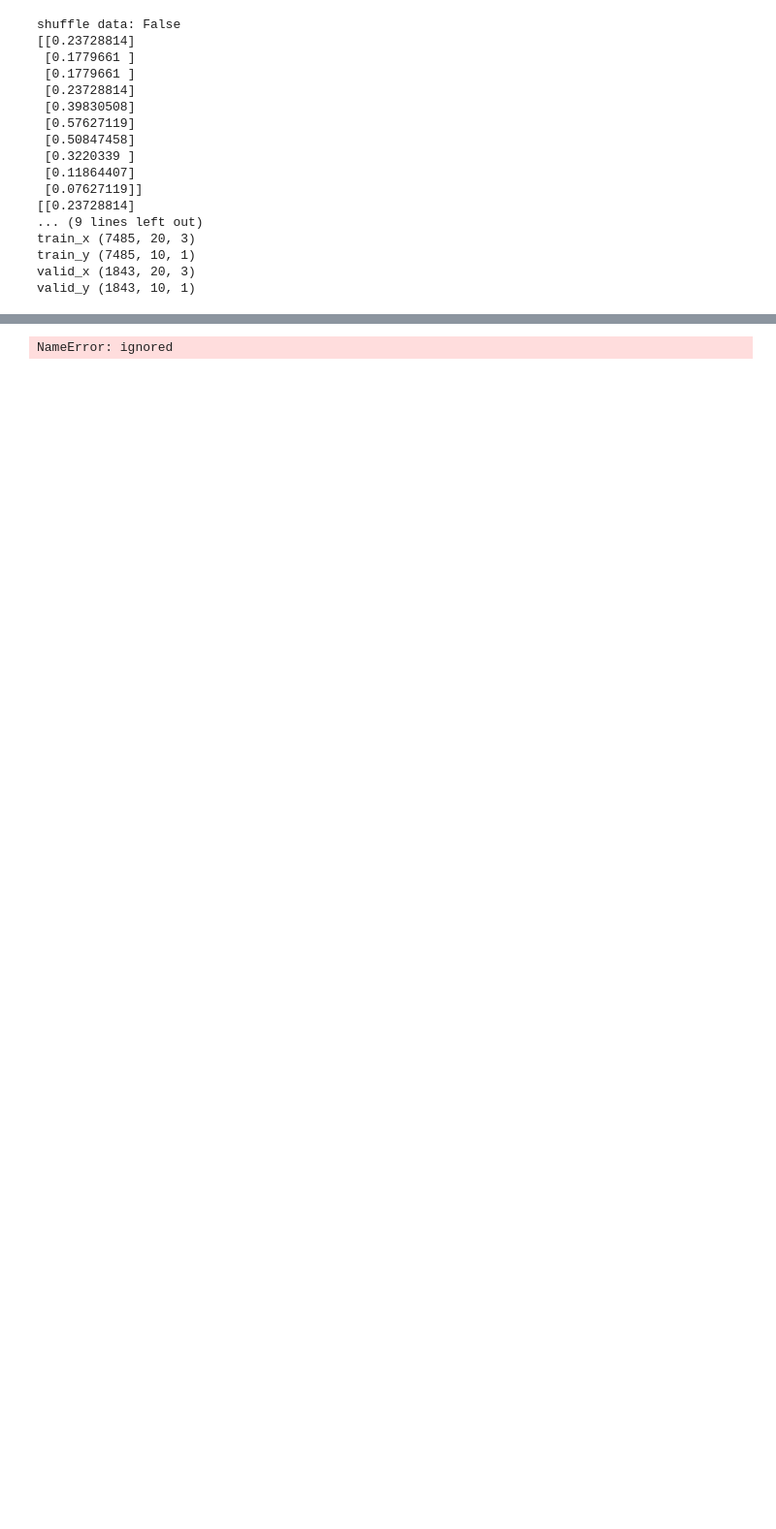
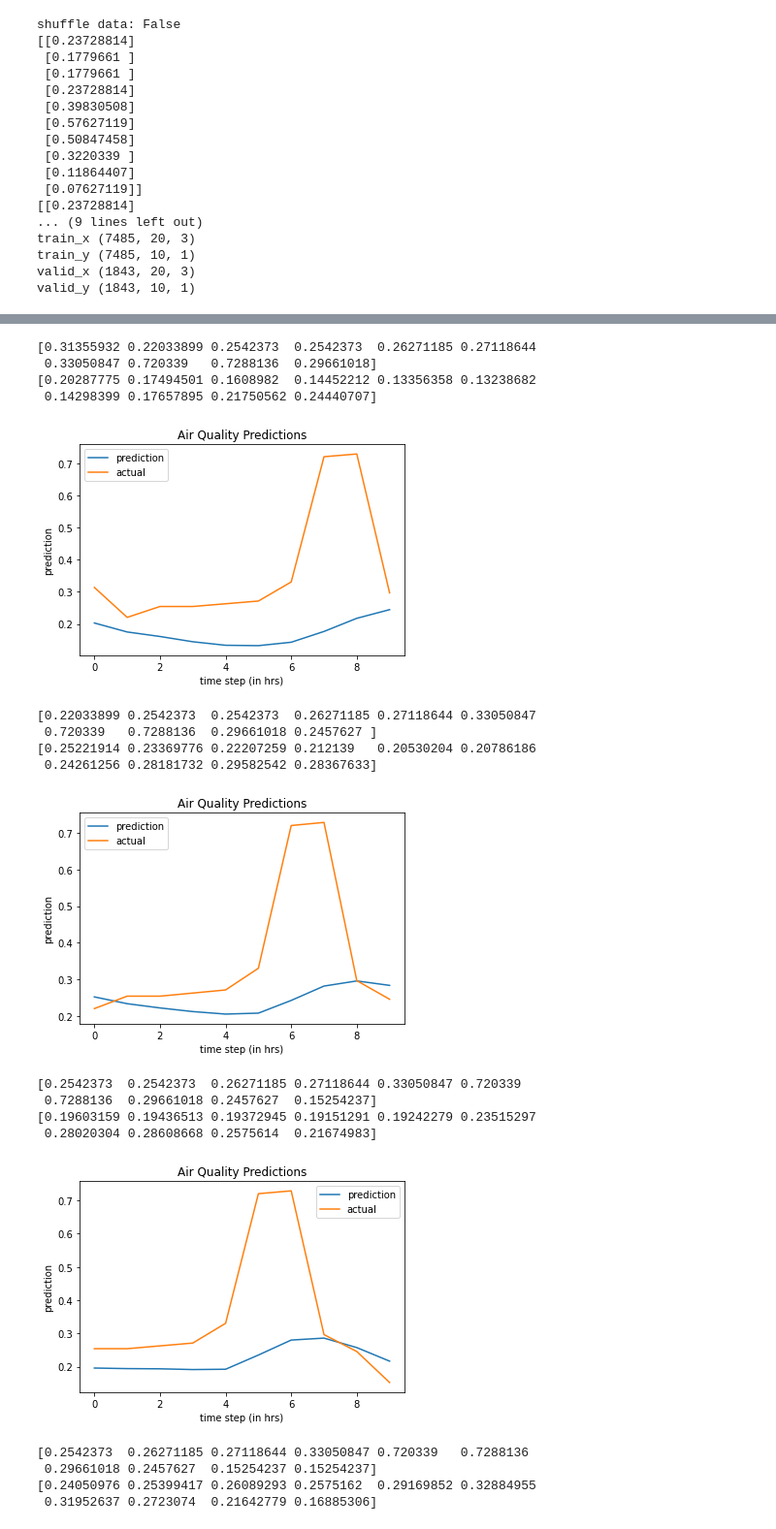
Before and after one commit to briang3389/airQ, a Jupyter notebook: src/main.ipynb, the cells around one changed output, grey strips where cells are left out. Shown at 97% size. Cells and saved outputs as stored; diff of their text form; code cells hidden in the pictures; blank space fills up the shorter version.

```diff
--- a/src/main.ipynb
+++ b/src/main.ipynb
@@ -641,39 +643,57 @@ pred_arr = []
 ground_truth = []
 
 
-for i in range(len(train_x)):
-  x =  torch.from_numpy(train_x[i]).to(torch.float32)
-  y =  torch.from_numpy(train_y[i]).squeeze().to(torch.float32)
-  pred = model.predict_seq(x.to_device)
+for i in range(len(valid_x)):
+  x =  torch.from_numpy(valid_x[i]).to(torch.float32)
+  y =  torch.from_numpy(valid_y[i]).squeeze().to(torch.float32)
+  pred = model.predict_seq(x.to(device))
 
   if predict == 1:
     save_pred = pred.detach().item()
   else:
     save_pred= pred.squeeze().detach().numpy()
     y = y.detach().numpy()
     print(y)
     print(save_pred)
     plt.plot(range(0,len(save_pred)), save_pred, label="prediction")
     plt.plot(range(0,len(save_pred)), y, label="actual")
     plt.legend()
     plt.title("Air Quality Predictions")
     plt.ylabel("prediction")
     plt.xlabel("time step (in hrs)")
     plt.show()
   #print(x.shape,x)
   #print(y.shape,y)
   #print(pred.shape,pred)
 
 #  x_axis.append(i)
 #  pred_arr.append(save_pred)
 #  ground_truth.append(y)
 
 plt.plot(x_axis, pred_arr, label="prediction")
 plt.plot(x_axis, ground_truth, label="actual")
 plt.legend()
 plt.title("Air Quality Predictions")
 plt.ylabel("prediction")
 plt.xlabel("time step (in hrs)")
 plt.show()
 # %% [output]
-NameError: ignored
+[0.31355932 0.22033899 0.2542373  0.2542373  0.26271185 0.27118644
+ 0.33050847 0.720339   0.7288136  0.29661018]
+[0.20287775 0.17494501 0.1608982  0.14452212 0.13356358 0.13238682
+ 0.14298399 0.17657895 0.21750562 0.24440707]
+[figure, added]
+[0.22033899 0.2542373  0.2542373  0.26271185 0.27118644 0.33050847
+ 0.720339   0.7288136  0.29661018 0.2457627 ]
+[0.25221914 0.23369776 0.22207259 0.212139   0.20530204 0.20786186
+ 0.24261256 0.28181732 0.29582542 0.28367633]
+[figure, added]
+[0.2542373  0.2542373  0.26271185 0.27118644 0.33050847 0.720339
+ 0.7288136  0.29661018 0.2457627  0.15254237]
+[0.19603159 0.19436513 0.19372945 0.19151291 0.19242279 0.23515297
+ 0.28020304 0.28608668 0.2575614  0.21674983]
+[figure, added]
+[0.2542373  0.26271185 0.27118644 0.33050847 0.720339   0.7288136
+ 0.29661018 0.2457627  0.15254237 0.15254237]
+[0.24050976 0.25399417 0.26089293 0.2575162  0.29169852 0.32884955
+ 0.31952637 0.2723074  0.21642779 0.16885306]
```
Also changed, not shown: parts of 19 cells of this notebook.
